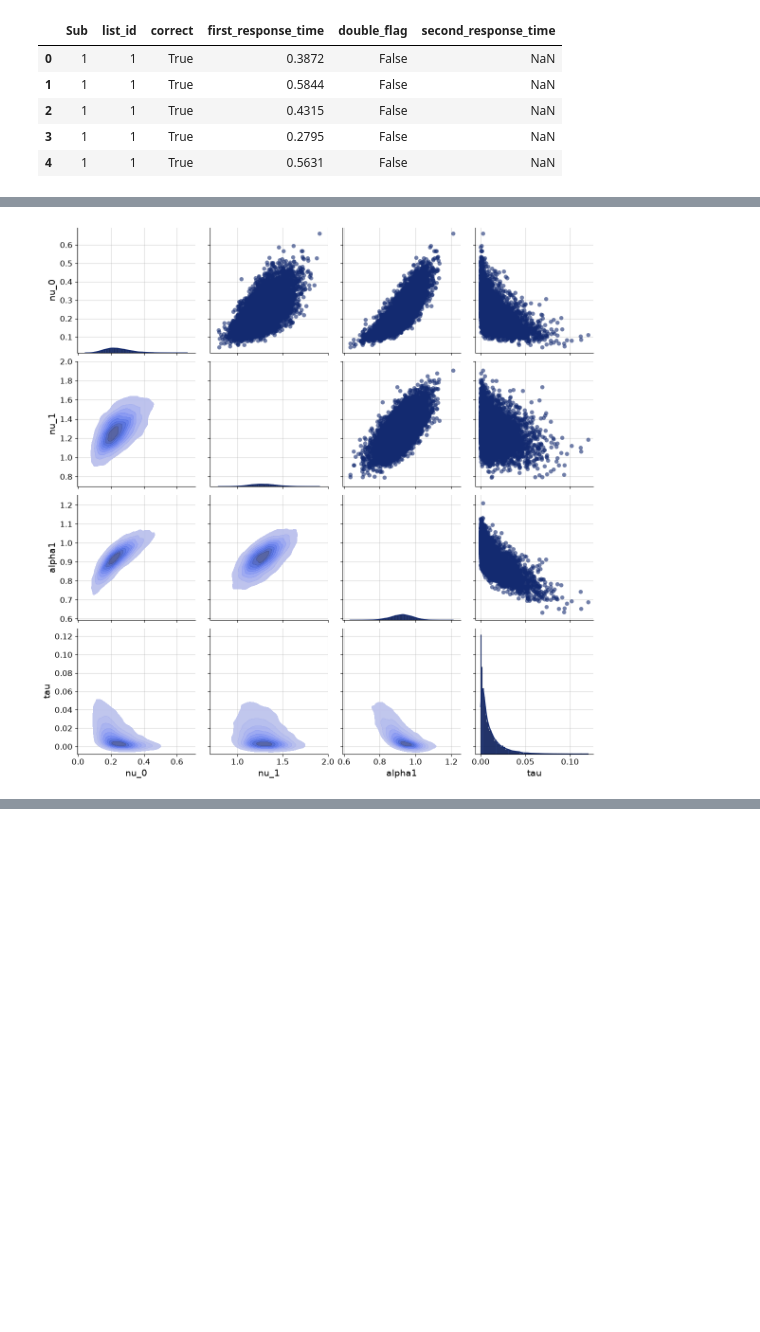
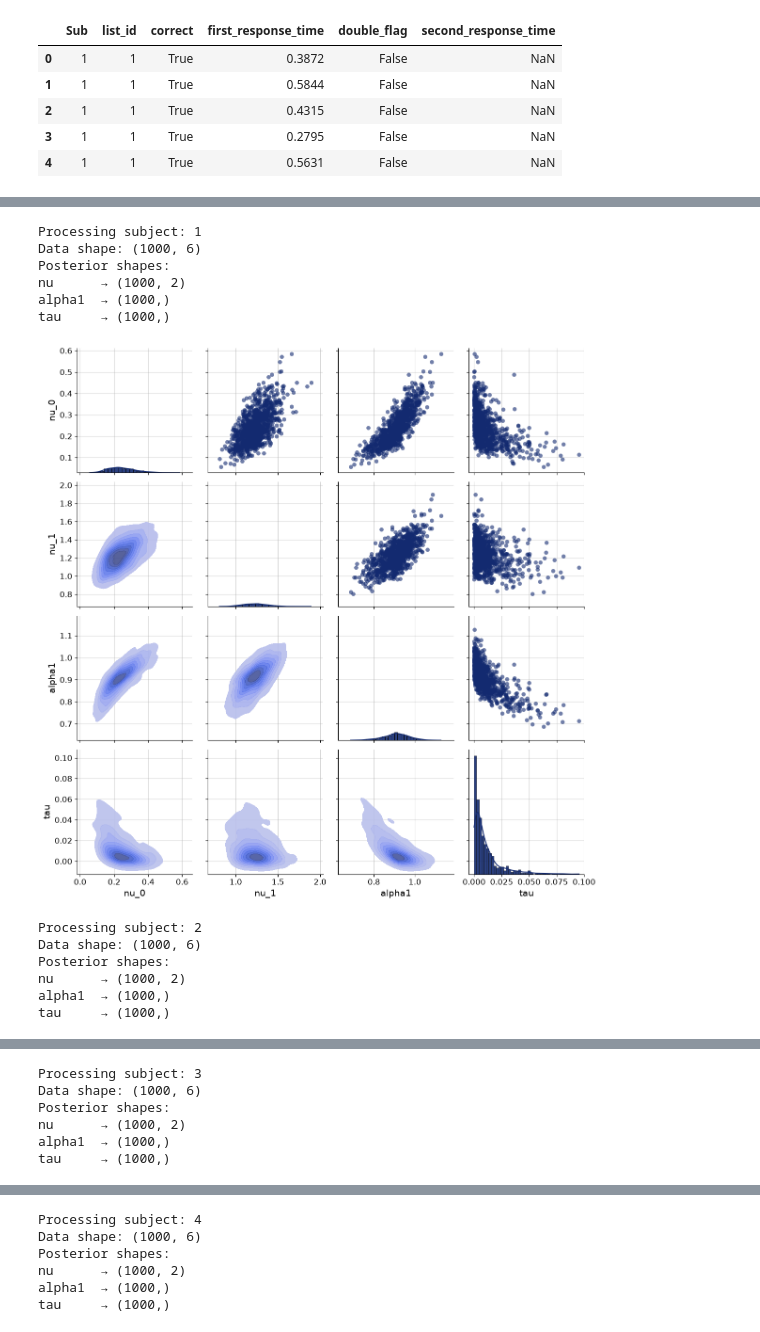
Before and after one commit to avi-0106/double-response-sbi_group17, a Jupyter notebook: notebooks/final/full_project.ipynb, the cells around one changed output, grey strips where cells are left out. Cells and saved outputs as stored; diff of their text form; code cells hidden in the pictures; blank space fills up the shorter version.

```diff
--- a/notebooks/final/full_project.ipynb
+++ b/notebooks/final/full_project.ipynb
@@ -188,3 +193,0 @@ estimated: {'nu': array([[3.07585733, 1.63979622]]), 'alpha1': array([[1.3336837
-# %%
-approximator = keras.saving.load_model("../../results/trained_model_v2.keras")
-print(approximator.optimizer.get_config())
@@ -315,9 +319,11 @@ df_rdm.head()
 | 3 | 1 | 1 | True | 0.2795 | False | NaN |
 | 4 | 1 | 1 | True | 0.5631 | False | NaN |
 # %%
+# smaller sample of 1000 trials per participant
 df_small_rdm = (
     df_rdm
     .groupby("Sub", group_keys=False)
-    .sample(n=10000, replace=True, random_state=42)
+    .sample(n=1000, replace=True, random_state=42)
     .reset_index(drop=True)
 )
+df_small_rdm.head(10)
@@ -375,5 +404,5 @@ Name: count, dtype: int64
 # %%
-max_n   = 10000
+max_n   = 1000
 grouped = df_small_rdm.groupby("Sub", sort=False)
 n_lists = len(grouped)
 
@@ -417,7 +446,7 @@ print({k: v.shape for k, v in conditions.items()})
 # %%
-# Draw 1 000 posterior samples for your real‐data conditions using the trained Variation 2 workflow
+# drawing posterior samples for real‐data conditions
 posterior_real = approximator.sample(
-    num_samples = 10000,
+    num_samples = 1000,
     conditions  = conditions
 )
 # %%
@@ -517,4 +708,49 @@ tau     → (10000,)
 # %%
-f=bf.diagnostics.pairs_posterior(estimates=posterior_first)
+# over all subjects
+group_keys = list(grouped.groups.keys())
+
+# Loop through all subjects
+for Sub in group_keys:
+    print("\nProcessing subject:", Sub)
+
+    # data
+    data_subject = grouped.get_group(Sub).reset_index(drop=True)
+    print("Data shape:", data_subject.shape)
+
+    # finding the index in the list
+    idx = group_keys.index(Sub)
+
+    # posterior draws per subject
+    posterior_subject = {
+        "nu":     posterior_real["nu"][idx, :, :],      # (1000, 2)
+        "alpha1": posterior_real["alpha1"][idx, :, 0],  # (1000,)
+        "tau":    posterior_real["tau"][idx, :, 0]      # (1000,)
+    }
+
+    # posterior shapes
+    print("Posterior shapes:")
+    for name, arr in posterior_subject.items():
+        print(f"{name:7s} → {arr.shape}")
+
+    # pairs posterior plot per subject
+    fig = bf.diagnostics.pairs_posterior(estimates=posterior_subject)
+    # Tighten whitespace around subplots
+    plt.tight_layout()
+
+    # Save as a single crisp image file
+    plt.savefig("posterior_pair_plot.png", dpi=300, bbox_inches="tight")
+    plt.show()
 # %% [output]
+Processing subject: 1
+Data shape: (1000, 6)
+Posterior shapes:
+nu      → (1000, 2)
+alpha1  → (1000,)
+tau     → (1000,)
-[figure, old version]
+[figure, new version]
+Processing subject: 2
+Data shape: (1000, 6)
+Posterior shapes:
+nu      → (1000, 2)
+alpha1  → (1000,)
+tau     → (1000,)
@@ -520,0 +758,6 @@ f=bf.diagnostics.pairs_posterior(estimates=posterior_first)
+Processing subject: 3
+Data shape: (1000, 6)
+Posterior shapes:
+nu      → (1000, 2)
+alpha1  → (1000,)
+tau     → (1000,)
@@ -520,0 +765,6 @@ f=bf.diagnostics.pairs_posterior(estimates=posterior_first)
+Processing subject: 4
+Data shape: (1000, 6)
+Posterior shapes:
+nu      → (1000, 2)
+alpha1  → (1000,)
+tau     → (1000,)
```
Also changed, not shown: parts of 28 cells of this notebook, 1 other file.
